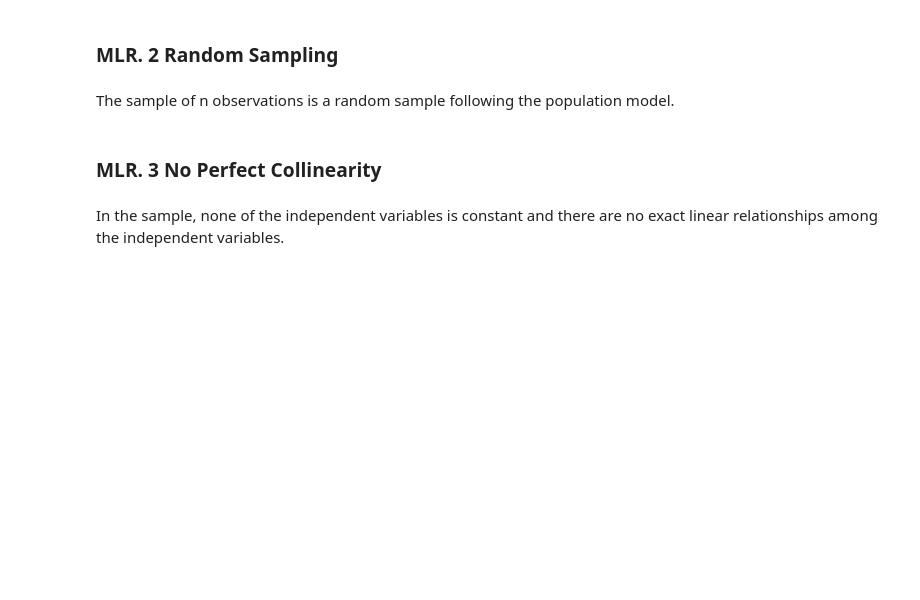
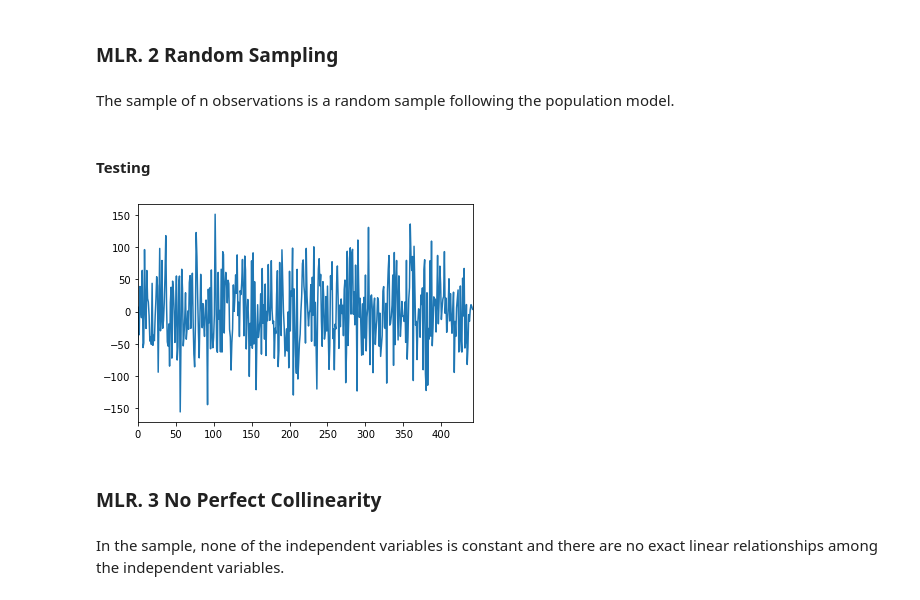
Before and after one commit to KunyuHe/Statistics-and-Machine-Learning-Teaching, a Jupyter notebook: Advanced Statistical Thinking for Machine Learning/Week 1 - MLR/Assumptions, Model Diagnostics, and Model Evaluation.ipynb, the cells around one changed output. Cells and saved outputs as stored; diff of their text form; code cells hidden in the pictures; blank space fills up the shorter version.

```diff
--- a/Advanced Statistical Thinking for Machine Learning/Week 1 - MLR/Assumptions, Model Diagnostics, and Model Evaluation.ipynb
+++ b/Advanced Statistical Thinking for Machine Learning/Week 1 - MLR/Assumptions, Model Diagnostics, and Model Evaluation.ipynb
@@ -107,6 +113,12 @@ sns.regplot(x=predicted, y=model.resid, line_kws={'color': "red"});
 ### MLR. 2 Random Sampling
 # %% [markdown]
 The sample of n observations is a random sample following the population model.
+# %% [markdown]
+#### Testing
+# %%
+model.resid.plot();
+# %% [output]
+[figure, added]
 # %% [markdown]
 ### MLR. 3 No Perfect Collinearity
 # %% [markdown]
```
Also changed, not shown: parts of 17 cells of this notebook, 1 other file.
